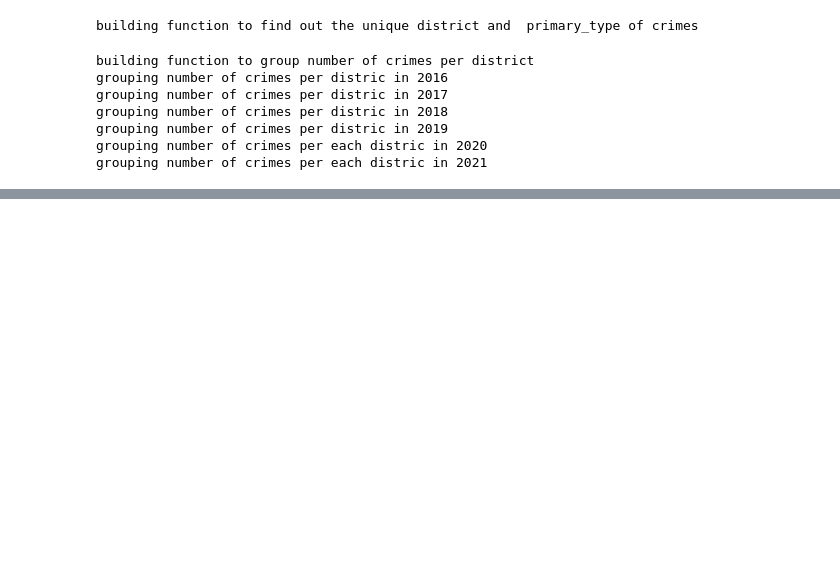
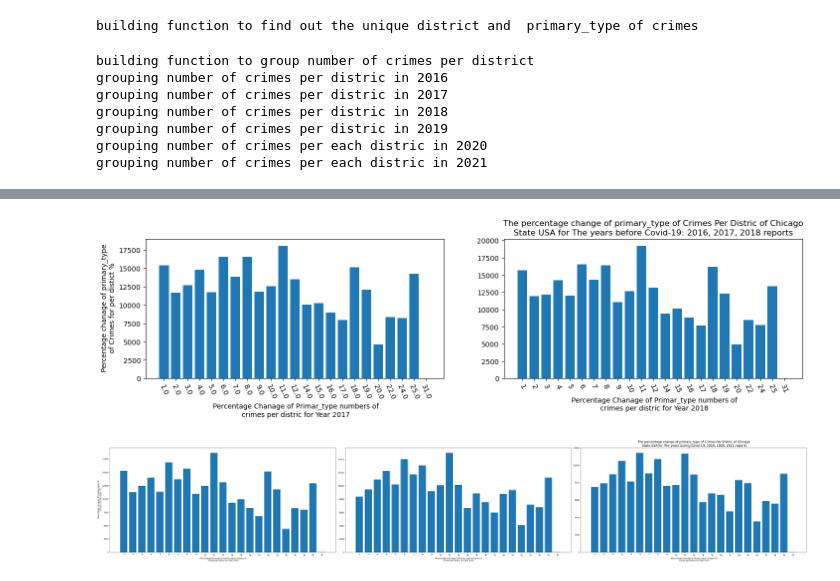
Before and after one commit to DSE-511-Chicago-Crime/Data-Analysis, a Jupyter notebook: scripts/newver-Copy1.ipynb, the cells around one changed output, grey strips where cells are left out. Cells and saved outputs as stored; diff of their text form; code cells hidden in the pictures; blank space fills up the shorter version.

```diff
--- a/scripts/newver-Copy1.ipynb
+++ b/scripts/newver-Copy1.ipynb
@@ -193,0 +310,54 @@ plt.show()
+# %%
+## visualizing  the percentde chanage of primary_type of crimes per distric Chicago state USA from 2016 to 2021 included
+##(x7,y7) label for data of Year 2017, (x8,y8) label  for data of Year 2018, (x9,y9) label  for data of Year 2019,
+##(x10,y10) label  for data of Year 2020, (x11,y11) label  for data of Year 2021
+fig.subplots_adjust(top=0.5)
+plt.figure(figsize=(45,8))
+#fig, axes = plt.subplots(2, 3, figsize=(10, 5))
+#fig, axes = plt.subplots(2, 2, figsize=(20, 5))
+#  percentage chanage of primar_type numbers of crimes per distric for year 2017 Plot
+rows, cols = 2, 5
+plt.subplot(rows, cols, 1)
+plt.bar(x7,y7)
+plt.ylabel(' Percentage chanage of primary_type\n of Crimes for per distict %')
+plt.xticks(x7,districts_2017,rotation=-67)
+plt.xlabel(' Percentage Chanage of Primar_type numbers of\n crimes per distric for Year 2017')
+#  percentage chanage of primar_type numbers of crimes per distric for year 2018 Plot
+plt.subplot(rows, cols, 2)
+#plt.subplot()
+plt.bar(x8,y8)
+#plt.ylabel(' Percentage chanage of primary_type of Crimes for per distict %')
+plt.xticks(x8,districts_2018,rotation=-67)
+plt.xlabel(' Percentage Chanage of Primar_type numbers of\n crimes per distric for Year 2018')
+plt.title('The percentage change of primary_type of Crimes Per Distric of Chicago\nState USA for The years before Covid-19: 2016, 2017, 2018 reports')
+plt.show()
+#  percentage chanage of primar_type numbers of crimes per distric for year 2019 Plot
+#plt.subplot(1,3,3)
+fig.subplots_adjust(top=0.7)
+plt.figure(figsize=(85,25))
+rows, cols = 3, 5
+plt.subplot(rows, cols, 1)
+plt.bar(x9,y9)
+plt.ylabel(' Percentage chanage of primary_type of\n Crimes for per distict %')
+plt.xticks(x7,districts_2019,rotation=-67)
+plt.xlabel(' Percentage Chanage of Primar_type numbers of\n crimes per distric for Year 2019')
+#  percentage chanage of primar_type numbers of crimes per distric for year 2020 Plot
+plt.subplot(rows, cols, 2)
+#plt.subplot(1,3,2)
+plt.bar(x10,y10)
+#plt.ylabel(' Percentage chanage of primary_type of Crimes for per distict %')
+plt.xticks(x10,districts_2020,rotation=-67)
+plt.xlabel(' Percentage Chanage of Primar_type numbers of\n crimes per distric for Year 2020')
+#  percentage chanage of primar_type numbers of crimes per distric for year 2021 Plot
+plt.subplot(rows, cols, 3)
+#plt.subplot(1,3,3)
+plt.bar(x11,y11)
+#plt.ylabel(' Percentage chanage of primary_type of Crimes for per distict %')
+plt.xticks(x11,districts_2021,rotation=-67)
+plt.xlabel(' Percentage Chanage of Primar_type numbers of\n crimes per distric for Year 2021')
+plt.title('The percentage change of primary_type of Crimes Per Distric of Chicago\n State USA for The years during Covid-19: 2019, 2020, 2021 reports',fontsize=16)
+plt.tight_layout()
+plt.show()
+# %% [output]
+[figure, added]
+[figure, added]
```
Also changed, not shown: parts of 17 cells of this notebook.
